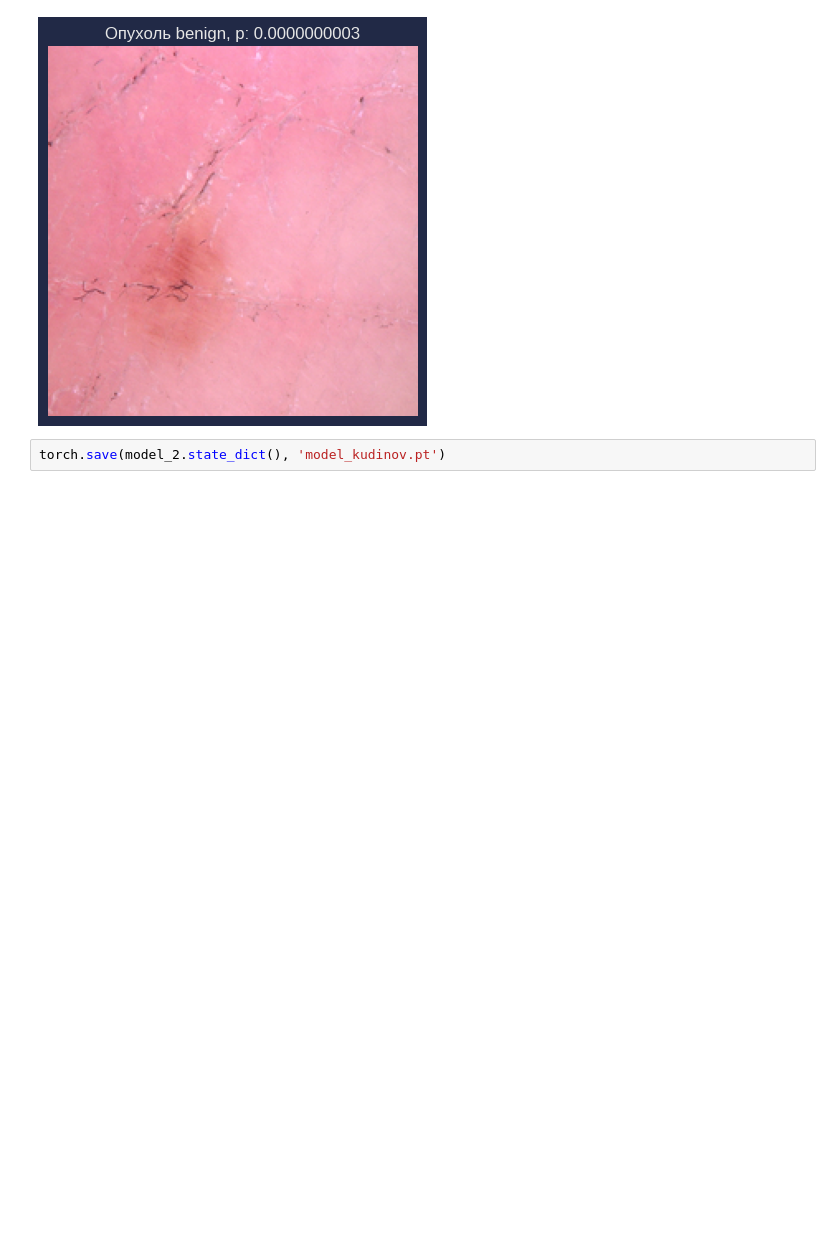
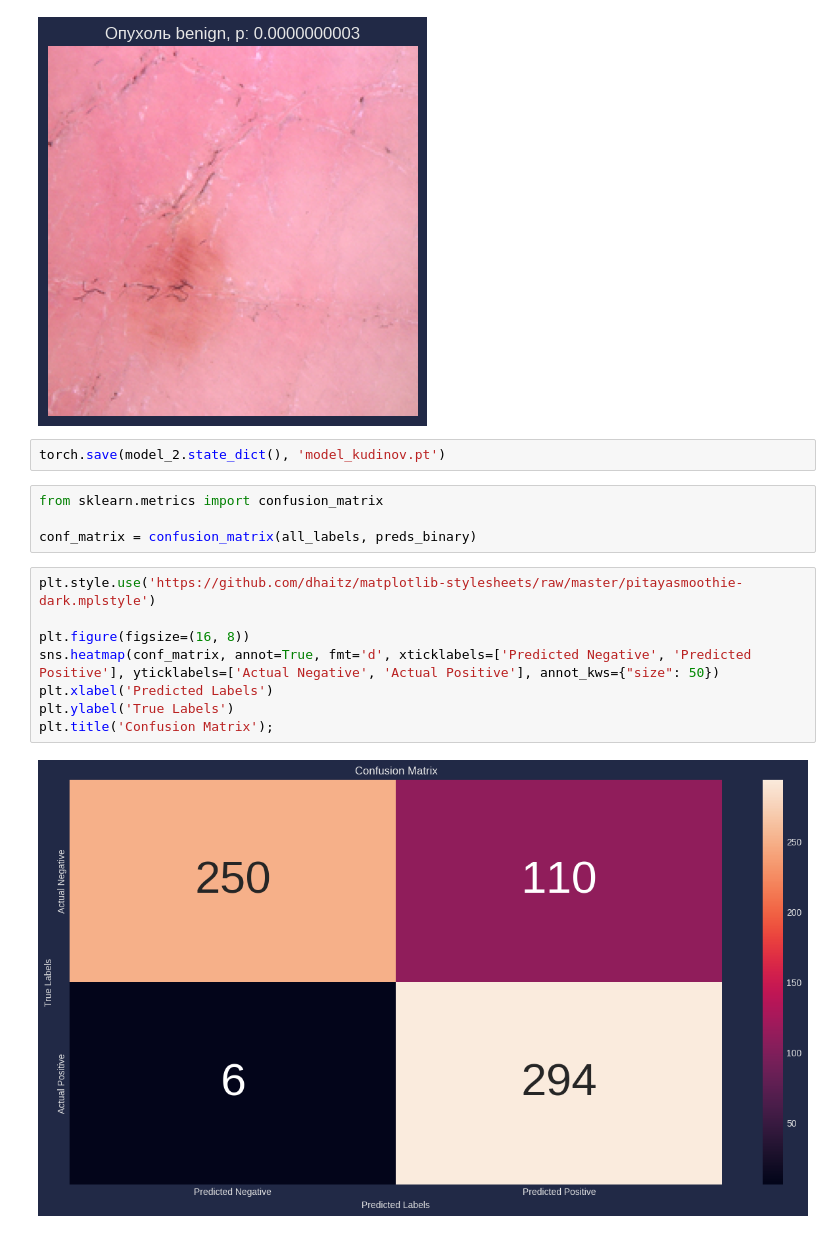
Before and after one commit to DmitriChe/elb3.1proj, a Jupyter notebook: notebooks/kudinov_notebook.ipynb, the cells around one changed output. Cells and saved outputs as stored; diff of their text form; blank space fills up the shorter version.

```diff
--- a/notebooks/kudinov_notebook.ipynb
+++ b/notebooks/kudinov_notebook.ipynb
@@ -469,3 +469,17 @@ plt.title(f'Опухоль {idx2class[pred_class]}, p: {pred_prob:.10f}');
 [figure]
 # %%
 torch.save(model_2.state_dict(), 'model_kudinov.pt')
+# %%
+from sklearn.metrics import confusion_matrix
+
+conf_matrix = confusion_matrix(all_labels, preds_binary)
+# %%
+plt.style.use('https://github.com/dhaitz/matplotlib-stylesheets/raw/master/pitayasmoothie-dark.mplstyle')
+
+plt.figure(figsize=(16, 8))
+sns.heatmap(conf_matrix, annot=True, fmt='d', xticklabels=['Predicted Negative', 'Predicted Positive'], yticklabels=['Actual Negative', 'Actual Positive'], annot_kws={"size": 50})
+plt.xlabel('Predicted Labels')
+plt.ylabel('True Labels')
+plt.title('Confusion Matrix');
+# %% [output]
+[figure, added]
```
Also changed, not shown: 6 other files.
